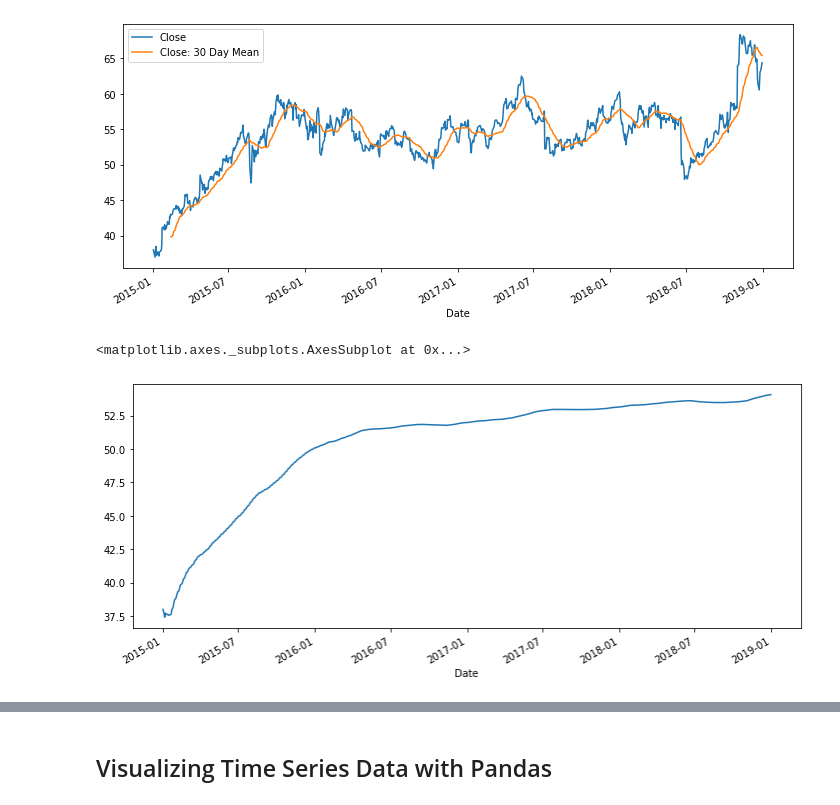
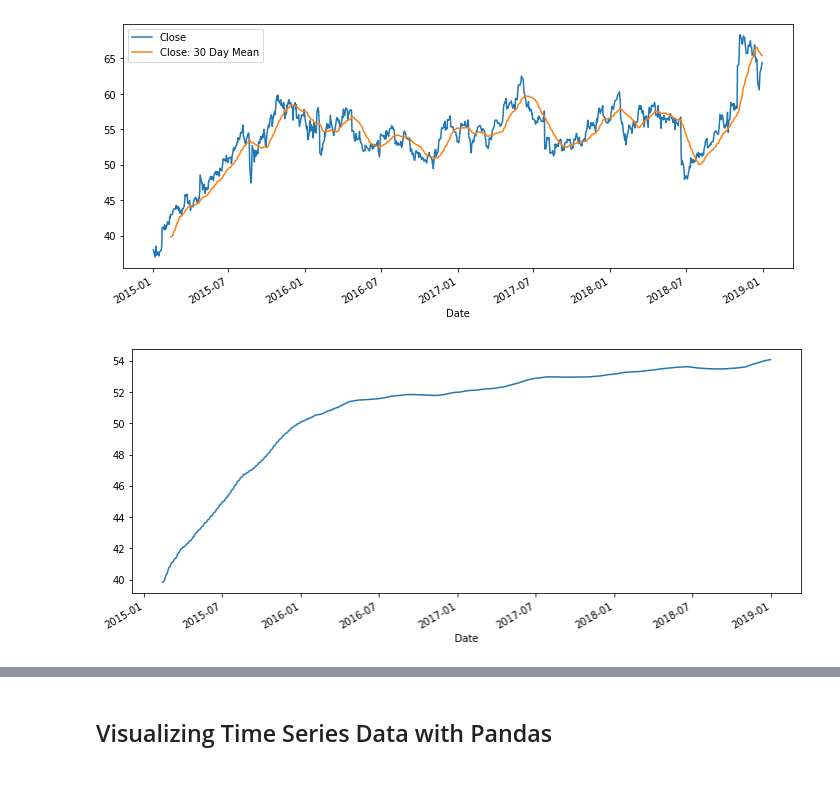
Before and after one commit to StevTobs/TimeSeries_Python, a Jupyter notebook: Time_Series_with_Pandas.ipynb, the cells around one changed output, grey strips where cells are left out. Cells and saved outputs as stored; diff of their text form; code cells hidden in the pictures.

```diff
--- a/Time_Series_with_Pandas.ipynb
+++ b/Time_Series_with_Pandas.ipynb
@@ -529,7 +529,6 @@ df[['Close','Close: 30 Day Mean']].plot(figsize=(12,5))
 # %%
 #Average of rolling previous, the last point means the average of all data
 #The wingdow keep expanding along with you for whatever up to time expanding up unitil avg. of total column
-df['Close'].expanding().mean().plot(figsize=(12,5))
+df['Close'].expanding(min_periods=30).mean().plot(figsize=(12,5));
 # %% [output]
-<matplotlib.axes._subplots.AxesSubplot at 0x...>
-[figure, old version]
+[figure, new version]
```
Also changed, not shown: parts of 15 cells of this notebook.
